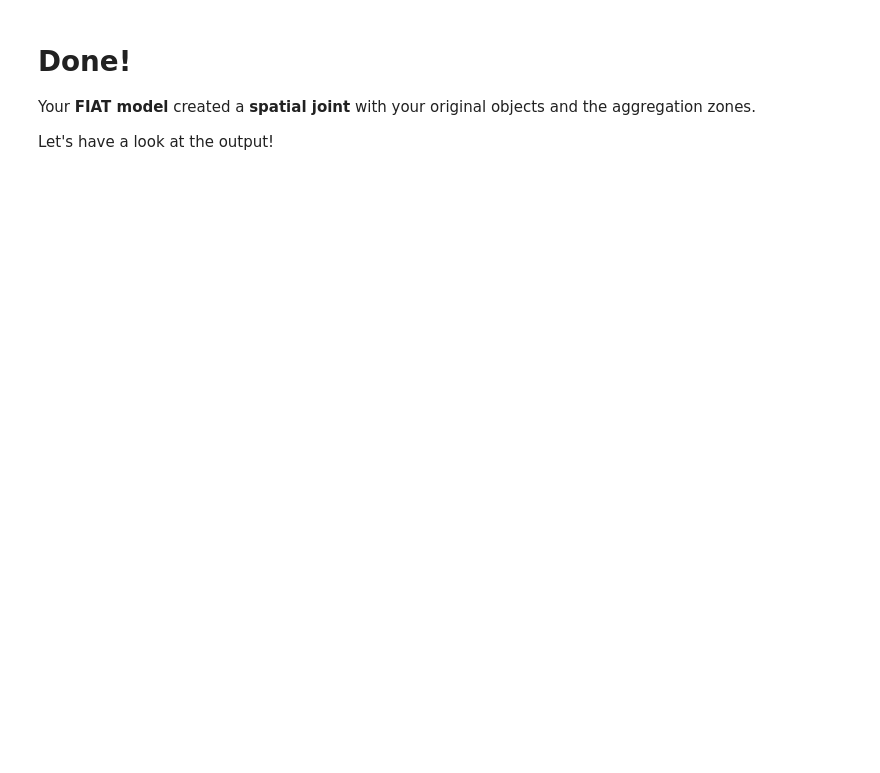
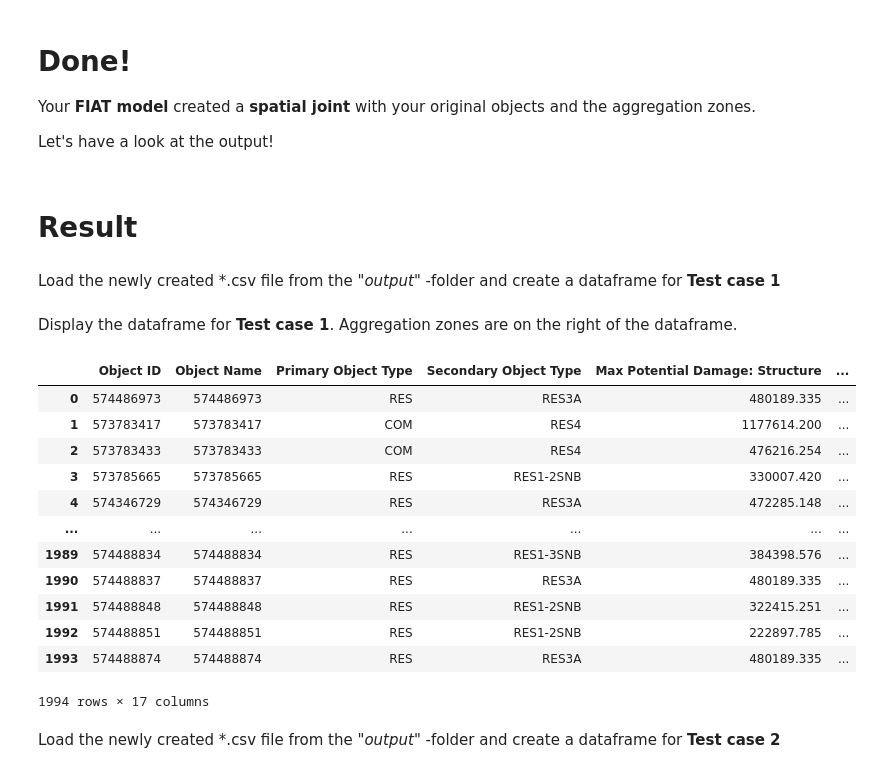
Before and after one commit to Deltares/hydromt_fiat, a Jupyter notebook: examples/aggregation_zones_example.ipynb, the cells around one changed output. Cells and saved outputs as stored; diff of their text form; code cells hidden in the pictures; blank space fills up the shorter version.

```diff
--- a/examples/aggregation_zones_example.ipynb
+++ b/examples/aggregation_zones_example.ipynb
@@ -122,3 +171,31 @@ TypeError: 'NoneType' object is not iterable
 # %% [markdown]
 # **Done!**
 Your **FIAT model** created a **spatial joint** with your original objects and the aggregation zones. <p>Let's have a look at the output!</p>
+# %% [markdown]
+# **Result**
+# %% [markdown]
+Load the newly created *.csv file from the <em>"output"</em> -folder and create a dataframe for **Test case 1**
+# %%
+#Load exposure.csv
+df_single_aggregation = pd.read_csv(Path(os.path.abspath("")) / "data" / "aggregation_zones_example" / "output" / "exposure.csv")
+# %% [markdown]
+Display the dataframe for **Test case 1**. Aggregation zones are on the right of the dataframe.
+# %%
+#Display dataframe
+df_single_aggregation
+# %% [output]
+|  | Object ID | Object Name | Primary Object Type | Secondary Object Type | Max Potential Damage: Structure | ... |
+| 0 | 574486973 | 574486973 | RES | RES3A | 480189.335 | ... |
+| 1 | 573783417 | 573783417 | COM | RES4 | 1177614.200 | ... |
+| 2 | 573783433 | 573783433 | COM | RES4 | 476216.254 | ... |
+| 3 | 573785665 | 573785665 | RES | RES1-2SNB | 330007.420 | ... |
+| 4 | 574346729 | 574346729 | RES | RES3A | 472285.148 | ... |
+| ... | ... | ... | ... | ... | ... | ... |
+| 1989 | 574488834 | 574488834 | RES | RES1-3SNB | 384398.576 | ... |
+| 1990 | 574488837 | 574488837 | RES | RES3A | 480189.335 | ... |
+| 1991 | 574488848 | 574488848 | RES | RES1-2SNB | 322415.251 | ... |
+| 1992 | 574488851 | 574488851 | RES | RES1-2SNB | 222897.785 | ... |
+| 1993 | 574488874 | 574488874 | RES | RES3A | 480189.335 | ... |
+1994 rows × 17 columns
+# %% [markdown]
+Load the newly created *.csv file from the <em>"output"</em> -folder and create a dataframe for **Test case 2**
```
Also changed, not shown: parts of 11 cells of this notebook, 1 other file.
